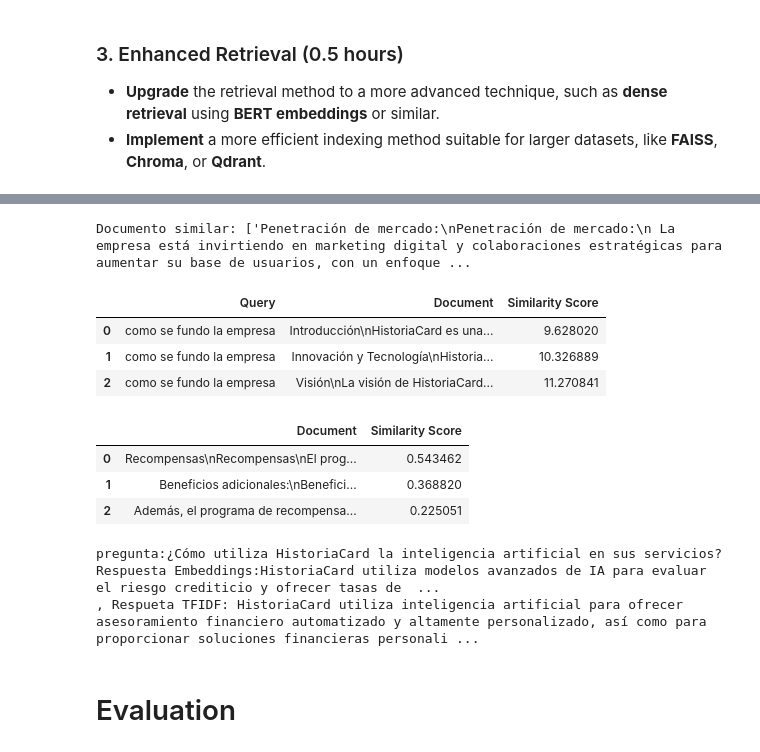
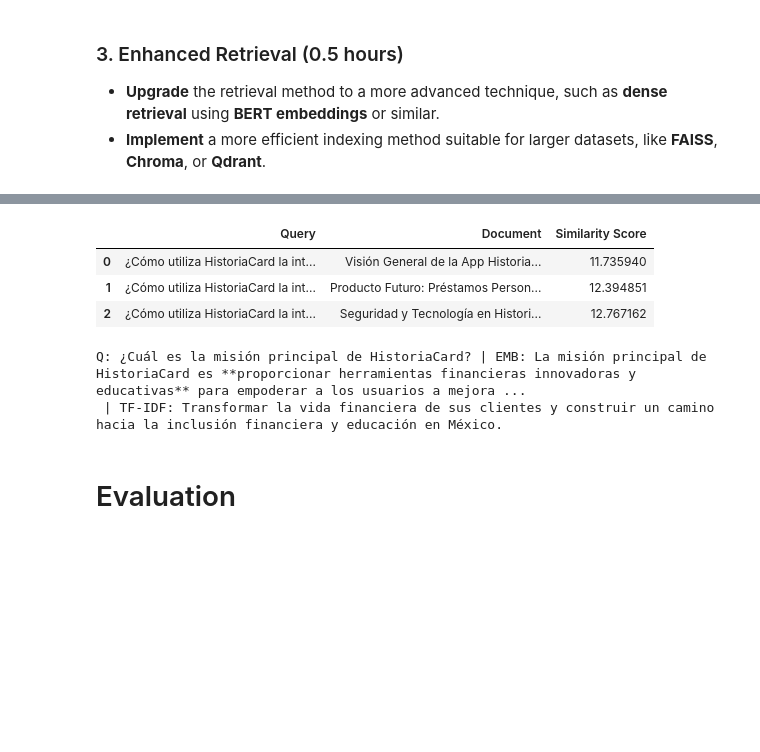
Before and after one commit to OscarArmas/rag-challenge, a Jupyter notebook: Basic RAG Implementation.ipynb, the cells around one changed output, grey strips where cells are left out. Saved outputs shown, nothing was run; the diff lists cells and outputs as text; code cells hidden in the pictures; blank space fills up the shorter version.

Commit message:
add documents segmantation

```diff
--- a/Basic RAG Implementation.ipynb
+++ b/Basic RAG Implementation.ipynb
@@ -217,12 +257,10 @@ model = SentenceTransformer('sentence-transformers/paraphrase-multilingual-MiniL
 paragraphs = pdf_texts_dict
 
 embeddings = model.encode(paragraphs)
-client = chromadb.Client()
 
-# Crear o cargar una colección en ChromaDB
-collection = client.get_collection(name="document_embeddings_v2")
+client = chromadb.PersistentClient()
+collection = client.get_or_create_collection("document_embeddings_v3")
 
-# Insertar los documentos (párrafos) y sus embeddings en la colección
 for i, (paragraph, embedding) in enumerate(zip(paragraphs, embeddings)):
     collection.add(
         documents=[paragraph],
@@ -232,7 +270,4 @@ for i, (paragraph, embedding) in enumerate(zip(paragraphs, embeddings)):
     )
 
 print("Embeddings generados y almacenados en ChromaDB con éxito.")
-
-query = QUERY_QUESTION
-query_embedding = model.encode([query])
 # %% [output]
@@ -257,34 +275,20 @@ Embeddings generados y almacenados en ChromaDB con éxito.
 # %%
-# Ejemplo de consulta a ChromaDB
-query = "como se fundo la empresa"
-query_embedding = model.encode([query])
+query_embedding = model.encode([QUERY_QUESTION])
 
-# Buscar los documentos más similares al embedding de la consulta
 results = collection.query(
     query_embeddings=query_embedding,
-    n_results=3  # Devolver los 3 documentos más similares
+    n_results=3
 )
-
-# Mostrar los resultados
 for result in results['documents']:
     print(f"Documento similar: {result}")
-# %% [output]
-Documento similar: ['Penetración de mercado:\nPenetración de mercado:\n La empresa está invirtiendo en marketing digital y colaboraciones estratégicas para aumentar su base de usuarios, con un enfoque ...
 # %%
-df = retrieve_embeddings_documents_df(collection, query, model)
+df = retrieve_embeddings_documents_df(collection, QUERY_QUESTION, model)
 df
 # %% [output]
 |  | Query | Document | Similarity Score |
-| 0 | como se fundo la empresa | Introducción\nHistoriaCard es una... | 9.628020 |
-| 1 | como se fundo la empresa | Innovación y Tecnología\nHistoria... | 10.326889 |
-| 2 | como se fundo la empresa | Visión\nLa visión de HistoriaCard... | 11.270841 |
+| 0 | ¿Cómo utiliza HistoriaCard la int... | Visión General de la App Historia... | 11.735940 |
+| 1 | ¿Cómo utiliza HistoriaCard la int... | Producto Futuro: Préstamos Person... | 12.394851 |
+| 2 | ¿Cómo utiliza HistoriaCard la int... | Seguridad y Tecnología en Histori... | 12.767162 |
-# %%
-retrieve_tfidf_documents_df(query, document_vectors, vectorizer, top_k=3)
-# %% [output]
-|  | Document | Similarity Score |
-| 0 | Recompensas\nRecompensas\nEl prog... | 0.543462 |
-| 1 | Beneficios adicionales:\nBenefici... | 0.368820 |
-| 2 | Además, el programa de recompensa... | 0.225051 |
 # %%
 questions = [
     "¿Cuál es la misión principal de HistoriaCard?",
@@ -299,15 +303,17 @@ questions = [
     "¿Qué alianzas estratégicas ha establecido HistoriaCard?"
 ]
 # %%
-for question in ["¿Cómo utiliza HistoriaCard la inteligencia artificial en sus servicios?"]:
+for question in [
+        "¿Cuál es la misión principal de HistoriaCard?",
+    ]:
     embeddings_retrieve = retrieve_embeddings_documents_df(collection, question, model)
-    tfidf_retrieve = retrieve_tfidf_documents_df(question, document_vectors, vectorizer, top_k=3)
+    tfidf_retrieve = retrieve_tfidf_documents_df(pdf_texts_dict, QUERY_QUESTION, document_vectors, vectorizer, pipeline, top_k=3)
 
     prompt_tfidf = generate_prompt_from_df(tfidf_retrieve, question)
     prompt_embb = generate_prompt_from_df(embeddings_retrieve, question)
     response_tf_idf = model_geminis.generate_content(prompt_tfidf)
     response_emb = model_geminis.generate_content(prompt_embb)
-print(f"pregunta:{question} Respuesta Embeddings:{response_emb.text}, Respueta TFIDF: {response_tf_idf.text}")
+print(f"Q: {question} | EMB: {response_emb.text} | TF-IDF: {response_tf_idf.text}")
 # %% [output]
-pregunta:¿Cómo utiliza HistoriaCard la inteligencia artificial en sus servicios? Respuesta Embeddings:HistoriaCard utiliza modelos avanzados de IA para evaluar el riesgo crediticio y ofrecer tasas de  ...
-, Respueta TFIDF: HistoriaCard utiliza inteligencia artificial para ofrecer asesoramiento financiero automatizado y altamente personalizado, así como para proporcionar soluciones financieras personali ...
+Q: ¿Cuál es la misión principal de HistoriaCard? | EMB: La misión principal de HistoriaCard es **proporcionar herramientas financieras innovadoras y educativas** para empoderar a los usuarios a mejora ...
+ | TF-IDF: Transformar la vida financiera de sus clientes y construir un camino hacia la inclusión financiera y educación en México.
```
Also changed, not shown: parts of 16 cells of this notebook, 5 other files.
